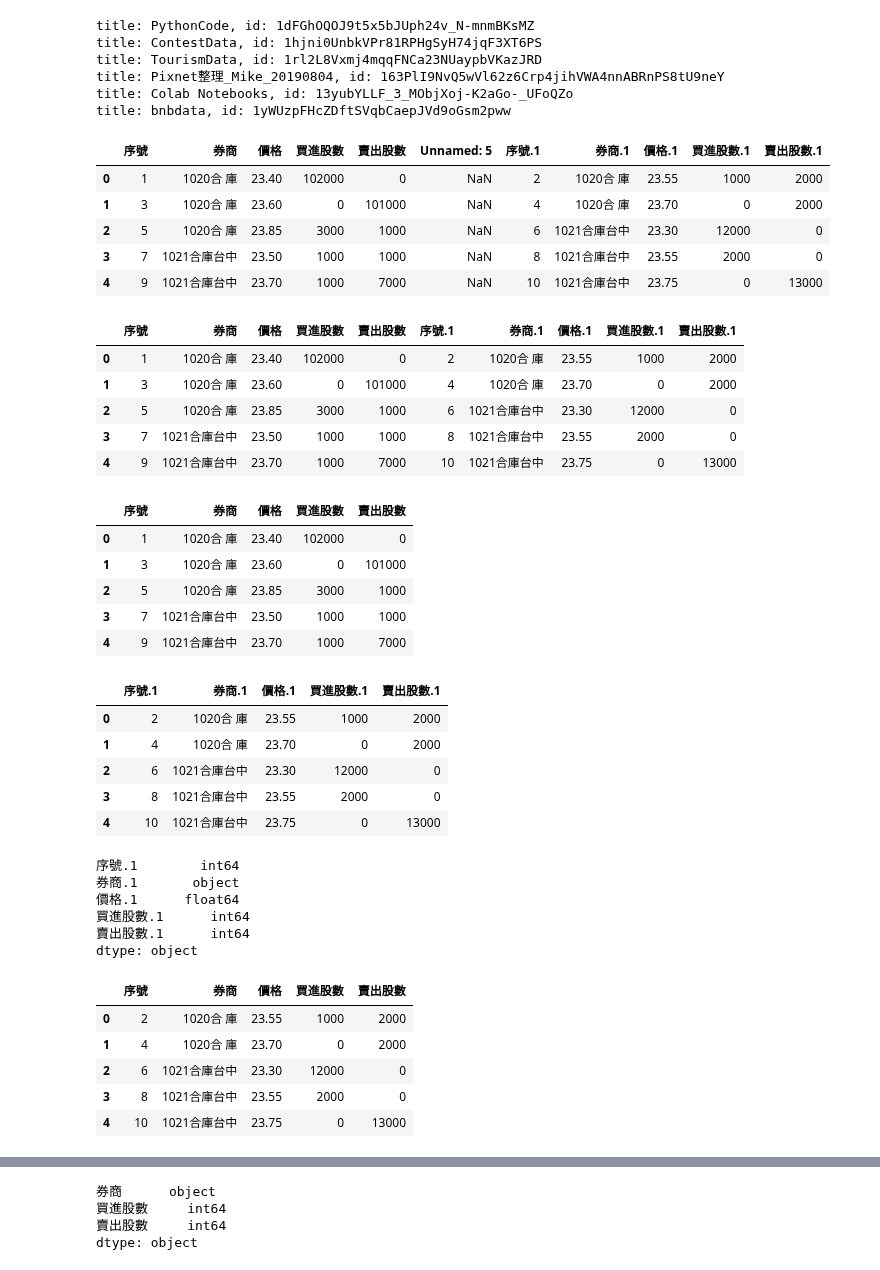
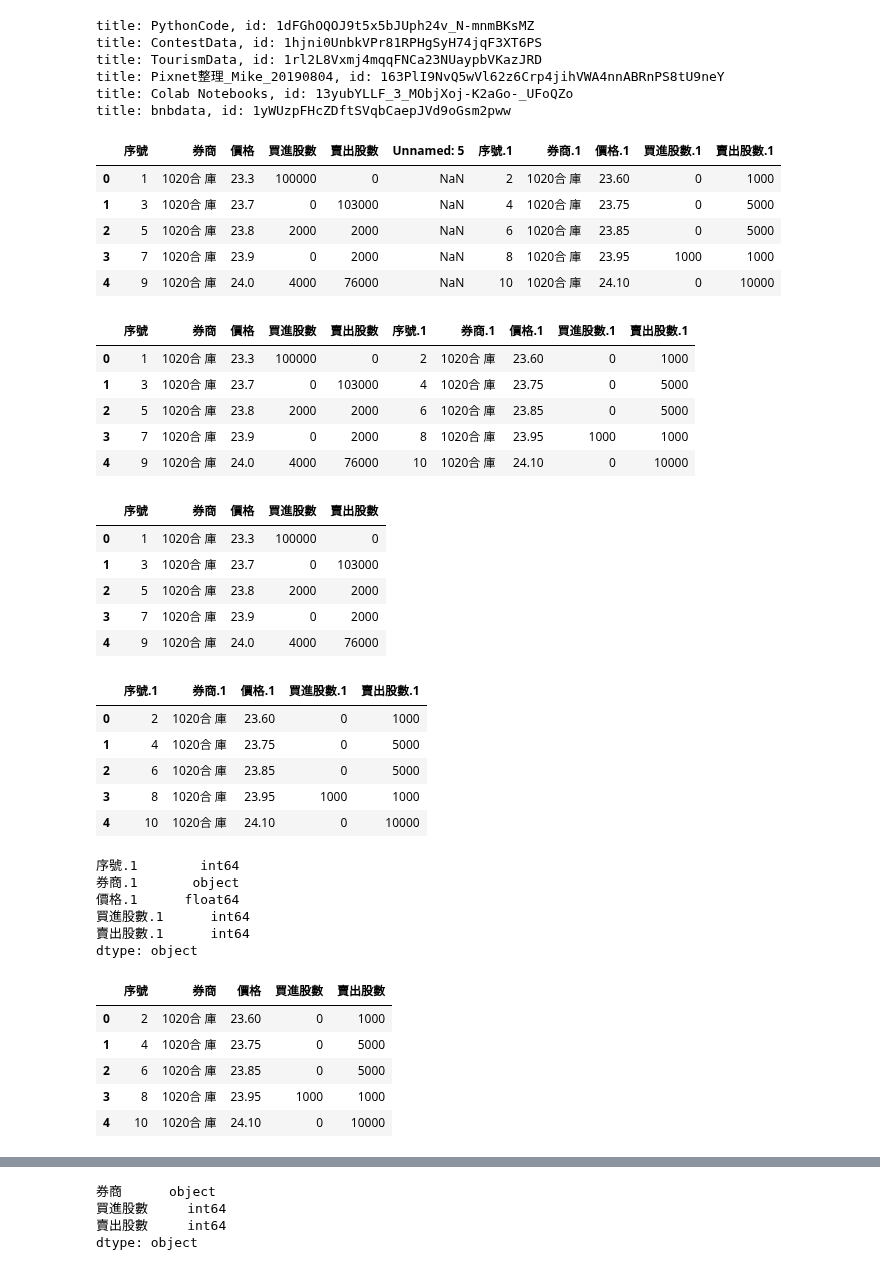
Before and after one commit to cwcheng0/practicepython, a Jupyter notebook: TaiwanStockCount.ipynb, the cells around one changed output, grey strips where cells are left out. Drawn from its saved outputs; the diff is of its cells as text; code cells hidden in the pictures.

```diff
--- a/TaiwanStockCount.ipynb
+++ b/TaiwanStockCount.ipynb
@@ -54,29 +54,29 @@ title: bnbdata, id: 1yWUzpFHcZDftSVqbCaepJVd9oGsm2pww
 # %%
 # Check first 5 rows in a file
 # from tabula import
-df = pd.read_csv('/content/gdrive/My Drive/ContestData/FinanceData/2353_20200831.csv',encoding='big5hkscs',skiprows=2)
+df = pd.read_csv('/content/gdrive/My Drive/ContestData/FinanceData/2353_20200901.csv',encoding='big5hkscs',skiprows=2)
 
 # Notice datatypes changed in some columns.
 # Check first few rows.
 df.head()
 # %% [output]
 |  | 序號 | 券商 | 價格 | 買進股數 | 賣出股數 | Unnamed: 5 | 序號.1 | 券商.1 | 價格.1 | 買進股數.1 | 賣出股數.1 |
-| 0 | 1 | 1020合 庫 | 23.40 | 102000 | 0 | NaN | 2 | 1020合 庫 | 23.55 | 1000 | 2000 |
-| 1 | 3 | 1020合 庫 | 23.60 | 0 | 101000 | NaN | 4 | 1020合 庫 | 23.70 | 0 | 2000 |
-| 2 | 5 | 1020合 庫 | 23.85 | 3000 | 1000 | NaN | 6 | 1021合庫台中 | 23.30 | 12000 | 0 |
-| 3 | 7 | 1021合庫台中 | 23.50 | 1000 | 1000 | NaN | 8 | 1021合庫台中 | 23.55 | 2000 | 0 |
-| 4 | 9 | 1021合庫台中 | 23.70 | 1000 | 7000 | NaN | 10 | 1021合庫台中 | 23.75 | 0 | 13000 |
+| 0 | 1 | 1020合 庫 | 23.3 | 100000 | 0 | NaN | 2 | 1020合 庫 | 23.60 | 0 | 1000 |
+| 1 | 3 | 1020合 庫 | 23.7 | 0 | 103000 | NaN | 4 | 1020合 庫 | 23.75 | 0 | 5000 |
+| 2 | 5 | 1020合 庫 | 23.8 | 2000 | 2000 | NaN | 6 | 1020合 庫 | 23.85 | 0 | 5000 |
+| 3 | 7 | 1020合 庫 | 23.9 | 0 | 2000 | NaN | 8 | 1020合 庫 | 23.95 | 1000 | 1000 |
+| 4 | 9 | 1020合 庫 | 24.0 | 4000 | 76000 | NaN | 10 | 1020合 庫 | 24.10 | 0 | 10000 |
 # %%
 # Drop some columns.
 df = df.drop(df.columns[[5]], axis=1)
 df.head()
 # %% [output]
 |  | 序號 | 券商 | 價格 | 買進股數 | 賣出股數 | 序號.1 | 券商.1 | 價格.1 | 買進股數.1 | 賣出股數.1 |
-| 0 | 1 | 1020合 庫 | 23.40 | 102000 | 0 | 2 | 1020合 庫 | 23.55 | 1000 | 2000 |
-| 1 | 3 | 1020合 庫 | 23.60 | 0 | 101000 | 4 | 1020合 庫 | 23.70 | 0 | 2000 |
-| 2 | 5 | 1020合 庫 | 23.85 | 3000 | 1000 | 6 | 1021合庫台中 | 23.30 | 12000 | 0 |
-| 3 | 7 | 1021合庫台中 | 23.50 | 1000 | 1000 | 8 | 1021合庫台中 | 23.55 | 2000 | 0 |
-| 4 | 9 | 1021合庫台中 | 23.70 | 1000 | 7000 | 10 | 1021合庫台中 | 23.75 | 0 | 13000 |
+| 0 | 1 | 1020合 庫 | 23.3 | 100000 | 0 | 2 | 1020合 庫 | 23.60 | 0 | 1000 |
+| 1 | 3 | 1020合 庫 | 23.7 | 0 | 103000 | 4 | 1020合 庫 | 23.75 | 0 | 5000 |
+| 2 | 5 | 1020合 庫 | 23.8 | 2000 | 2000 | 6 | 1020合 庫 | 23.85 | 0 | 5000 |
+| 3 | 7 | 1020合 庫 | 23.9 | 0 | 2000 | 8 | 1020合 庫 | 23.95 | 1000 | 1000 |
+| 4 | 9 | 1020合 庫 | 24.0 | 4000 | 76000 | 10 | 1020合 庫 | 24.10 | 0 | 10000 |
 # %%
 # Split fields into 2 files.
 # Copy files
@@ -86,22 +86,22 @@ df1 = df1.drop(df.columns[[5,6,7,8,9]], axis=1)
 df1.head()
 # %% [output]
 |  | 序號 | 券商 | 價格 | 買進股數 | 賣出股數 |
-| 0 | 1 | 1020合 庫 | 23.40 | 102000 | 0 |
-| 1 | 3 | 1020合 庫 | 23.60 | 0 | 101000 |
-| 2 | 5 | 1020合 庫 | 23.85 | 3000 | 1000 |
-| 3 | 7 | 1021合庫台中 | 23.50 | 1000 | 1000 |
-| 4 | 9 | 1021合庫台中 | 23.70 | 1000 | 7000 |
+| 0 | 1 | 1020合 庫 | 23.3 | 100000 | 0 |
+| 1 | 3 | 1020合 庫 | 23.7 | 0 | 103000 |
+| 2 | 5 | 1020合 庫 | 23.8 | 2000 | 2000 |
+| 3 | 7 | 1020合 庫 | 23.9 | 0 | 2000 |
+| 4 | 9 | 1020合 庫 | 24.0 | 4000 | 76000 |
 # %%
 # Do it again
 df2 = df2.drop(df2.columns[[0,1,2,3,4]], axis=1)
 df2.head()
 # %% [output]
 |  | 序號.1 | 券商.1 | 價格.1 | 買進股數.1 | 賣出股數.1 |
-| 0 | 2 | 1020合 庫 | 23.55 | 1000 | 2000 |
-| 1 | 4 | 1020合 庫 | 23.70 | 0 | 2000 |
-| 2 | 6 | 1021合庫台中 | 23.30 | 12000 | 0 |
-| 3 | 8 | 1021合庫台中 | 23.55 | 2000 | 0 |
-| 4 | 10 | 1021合庫台中 | 23.75 | 0 | 13000 |
+| 0 | 2 | 1020合 庫 | 23.60 | 0 | 1000 |
+| 1 | 4 | 1020合 庫 | 23.75 | 0 | 5000 |
+| 2 | 6 | 1020合 庫 | 23.85 | 0 | 5000 |
+| 3 | 8 | 1020合 庫 | 23.95 | 1000 | 1000 |
+| 4 | 10 | 1020合 庫 | 24.10 | 0 | 10000 |
 # %%
 # check datatypes
 df2.dtypes
@@ -118,11 +118,11 @@ df2.columns = ['序號', '券商', '價格', '買進股數', '賣出股數']
 df2.head()
 # %% [output]
 |  | 序號 | 券商 | 價格 | 買進股數 | 賣出股數 |
-| 0 | 2 | 1020合 庫 | 23.55 | 1000 | 2000 |
-| 1 | 4 | 1020合 庫 | 23.70 | 0 | 2000 |
-| 2 | 6 | 1021合庫台中 | 23.30 | 12000 | 0 |
-| 3 | 8 | 1021合庫台中 | 23.55 | 2000 | 0 |
-| 4 | 10 | 1021合庫台中 | 23.75 | 0 | 13000 |
+| 0 | 2 | 1020合 庫 | 23.60 | 0 | 1000 |
+| 1 | 4 | 1020合 庫 | 23.75 | 0 | 5000 |
+| 2 | 6 | 1020合 庫 | 23.85 | 0 | 5000 |
+| 3 | 8 | 1020合 庫 | 23.95 | 1000 | 1000 |
+| 4 | 10 | 1020合 庫 | 24.10 | 0 | 10000 |
 # %%
 # Check last row data
 df2.tail()
```
Also changed, not shown: parts of 16 cells of this notebook.
